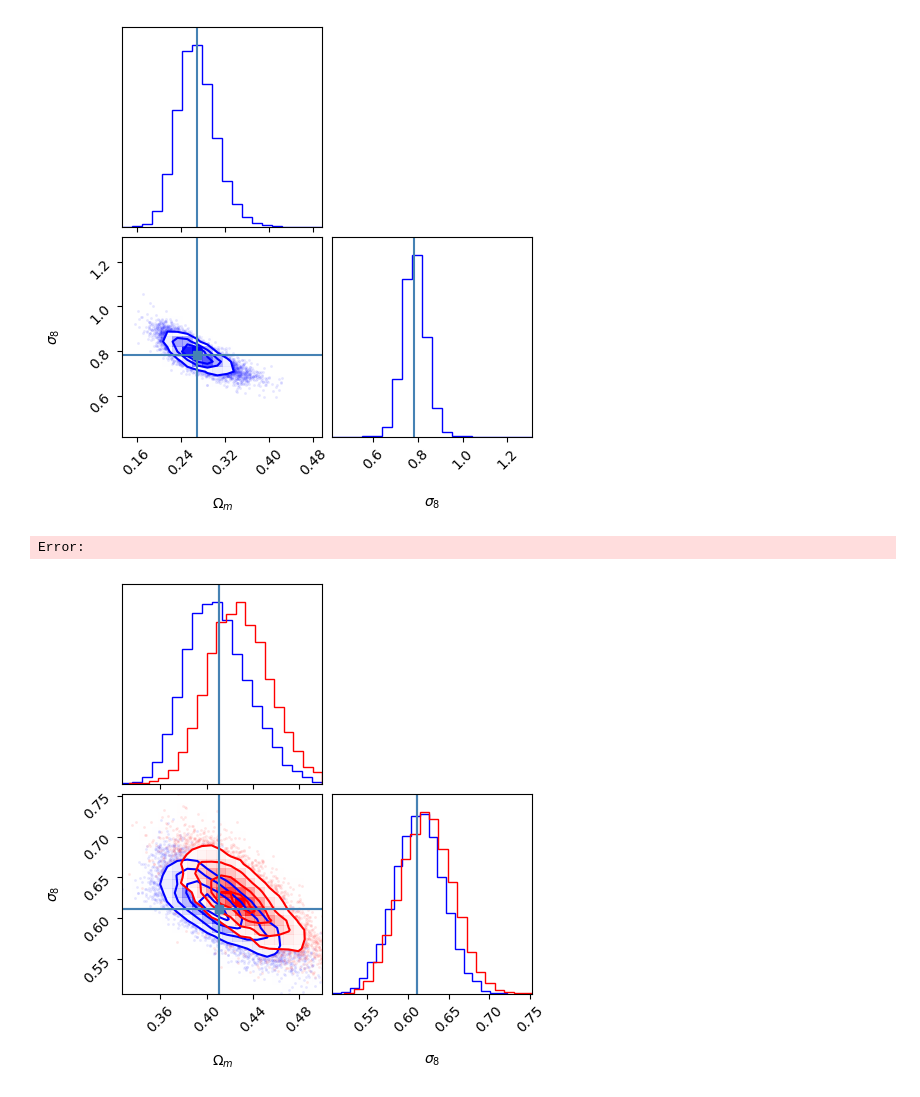
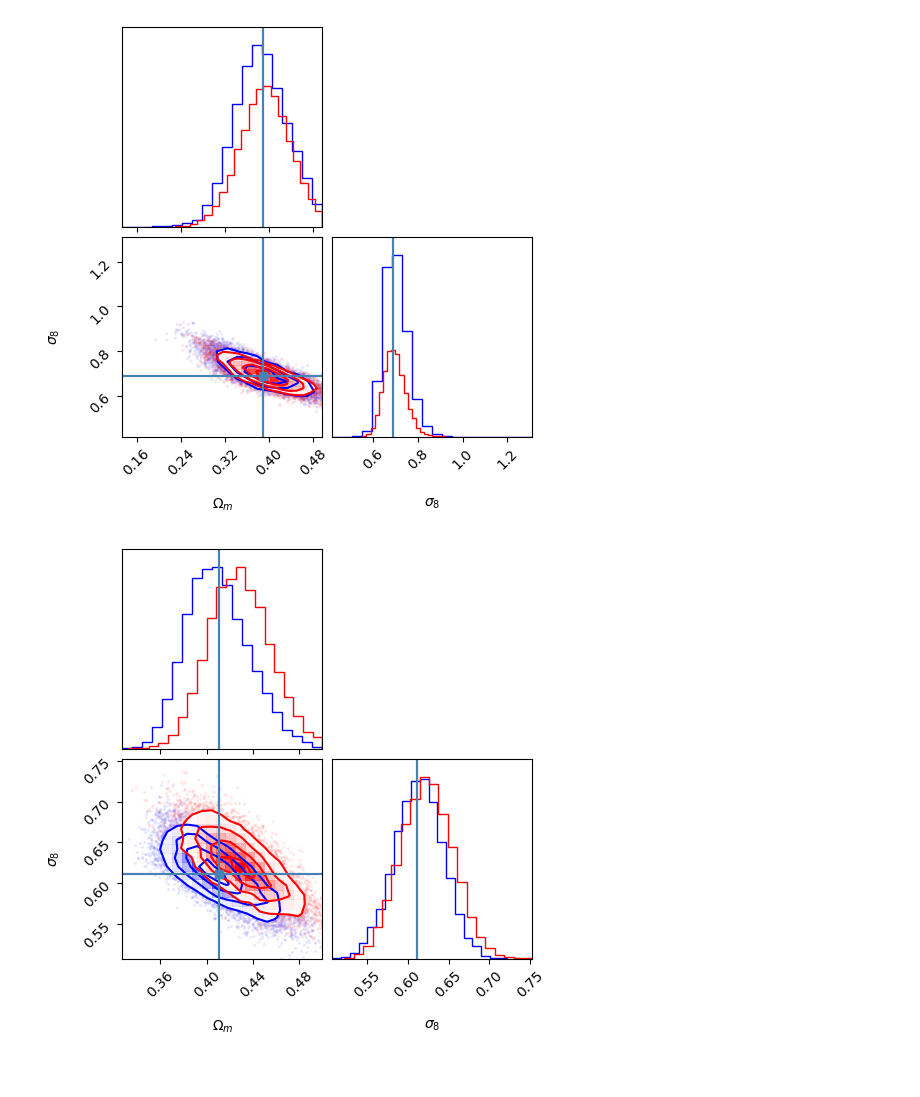
Before and after one commit to shubhagrawal30/graphs_weak_lensing, a Jupyter notebook: notebooks/sbi.ipynb, the cells around one changed output. Cells and saved outputs as stored; diff of their text form; code cells hidden in the pictures.

Commit message:
het graphs

```diff
--- a/notebooks/sbi.ipynb
+++ b/notebooks/sbi.ipynb
@@ -16,8 +16,8 @@ import corner
 To enable the following instructions: AVX2 FMA, in other operations, rebuild TensorFlow with the appropriate compiler flags.
 # %%
-GNN_preds = np.load("../outs/20231128_NN/preds.npy")
+GNN_preds = np.load("../outs/20231228_NN/preds.npy")
 prim_preds = np.load("../outs/20231128_NN/preds.npy")
-GNN_labels = np.load("../outs/20231128_NN/true.npy")
+GNN_labels = np.load("../outs/20231228_NN/true.npy")
 prim_labels = np.load("../outs/20231128_NN/true.npy")
 # %%
 labels = ["Om", "s8"]
@@ -70,14 +70,13 @@ print(ind, x_0)
 # %%
 posterior_samples_prim = posterior_prim.set_default_x(x_0).sample((10000,), x=x_0)
-# posterior_samples_GNN = posterior_GNN.set_default_x(x_0).sample((10000,), x=x_0)
+posterior_samples_GNN = posterior_GNN.set_default_x(x_0).sample((10000,), x=x_0)
 # %%
+fig = corner.corner(np.array(posterior_samples_GNN), truths=x_0, labels=[r"$\Omega_m$", r"$\sigma_8$", r"$w_0$"],
+                    color="blue", range=np.array([np.min(prim_labels, axis=0), np.max(prim_labels, axis=0)]).T)
 fig = corner.corner(np.array(posterior_samples_prim), truths=x_0, labels=[r"$\Omega_m$", r"$\sigma_8$", r"$w_0$"],
-                    color="blue", range=np.array([np.min(prim_labels, axis=0), np.max(prim_labels, axis=0)]).T)
-# fig = corner.corner(np.array(posterior_samples_GNN), truths=x_0, labels=[r"$\Omega_m$", r"$\sigma_8$", r"$w_0$"],
-#                     fig=fig, color="red")
+                    fig=fig, color="red")
 # %% [output]
-[figure, old version]
+[figure, new version]
-Error:
 # %%
 fig = corner.corner(np.array(posterior_samples_prim), truths=x_0, labels=[r"$\Omega_m$", r"$\sigma_8$", r"$w_0$"],
                     color="blue")
```
Also changed, not shown: parts of 4 cells of this notebook, 7 other files.
